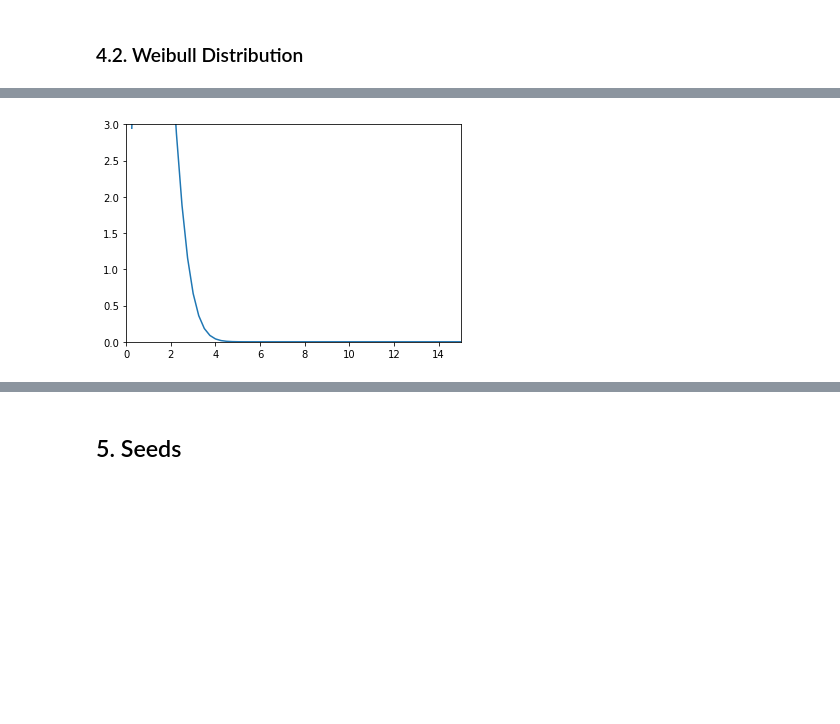
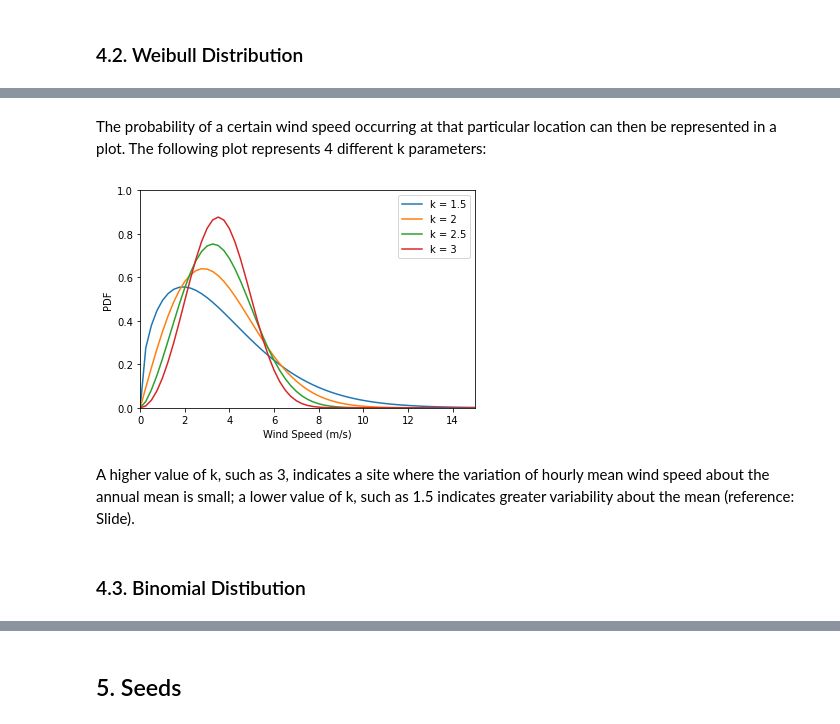
Before and after one commit to AndyWalker81/ProgrammingForDataAnalysis_Assessment, a Jupyter notebook: numpy-random.ipynb, the cells around one changed output, grey strips where cells are left out. Drawn from its saved outputs; the diff is of its cells as text; code cells hidden in the pictures; blank space fills up the shorter version.

```diff
--- a/numpy-random.ipynb
+++ b/numpy-random.ipynb
@@ -847,4 +804,4 @@ plt.hist(s)
 # %%
-def weib(x,c,k):
+def weib(v, c, k):
 
- return (k / c) * (x / c)**(k - 1) * np.exp(-(x / c)**k)
+ return (k / c) * (v / c)**(k - 1) * np.exp(-(v / c)**k)
@@ -851,16 +810,4 @@ def weib(x,c,k):
 # %%
-x = np.arange(0,101)/4
-
-scale = count.max()/weib(x, 1, 1).max()
-
-plt.xlim(0, 15)
-plt.ylim(0, 1.2)
-
-plt.plot(x, weib(x, 4, 1.5)*scale)
-plt.plot(x, weib(x, 4, 2)*scale)
-plt.plot(x, weib(x, 4, 2.5)*scale)
-plt.plot(x, weib(x, 4, 3)*scale)
-
-
-plt.show()
+v = np.arange(0,101)/4
+v
 # %% [output]
@@ -911,13 +826,25 @@ plt.plot(x, weib(x, 5, 2)*scale)
-# %%
-x = np.arange(1,100.)/4
-
-scale = count.max()/weib(x, 4, 2).max()
-
-plt.xlim(0, 15)
-plt.ylim(0, 3)
-
-plt.plot(x, weib(x, 1.5, 2)*scale)
-
-plt.show()
-# %% [output]
-[figure, removed]
+# %% [markdown]
+The probability of a certain wind speed occurring at that particular location can then be represented in a plot. The following plot represents 4 different k parameters:
+# %%
+scale = count.max()/weib(v, 1, 1).max()
+
+plt.xlim(0, 15)
+plt.ylim(0, 1)
+
+plt.plot(v, weib(v, 4, 1.5)*scale)
+plt.plot(v, weib(v, 4, 2)*scale)
+plt.plot(v, weib(v, 4, 2.5)*scale)
+plt.plot(v, weib(v, 4, 3)*scale)
+plt.legend(["k = 1.5", "k = 2", "k = 2.5", "k = 3"])
+plt.xlabel("Wind Speed (m/s)")
+plt.ylabel("PDF")
+
+
+plt.show()
+# %% [output]
+[figure, added]
+# %% [markdown]
+A higher value of k, such as 3, indicates a site where the variation of hourly mean wind speed
+about the annual mean is small; a lower value of k, such as 1.5  indicates greater variability about the mean (reference: Slide).
+# %% [markdown]
+### 4.3. Binomial Distibution
```
Also changed, not shown: parts of 68 cells of this notebook.
